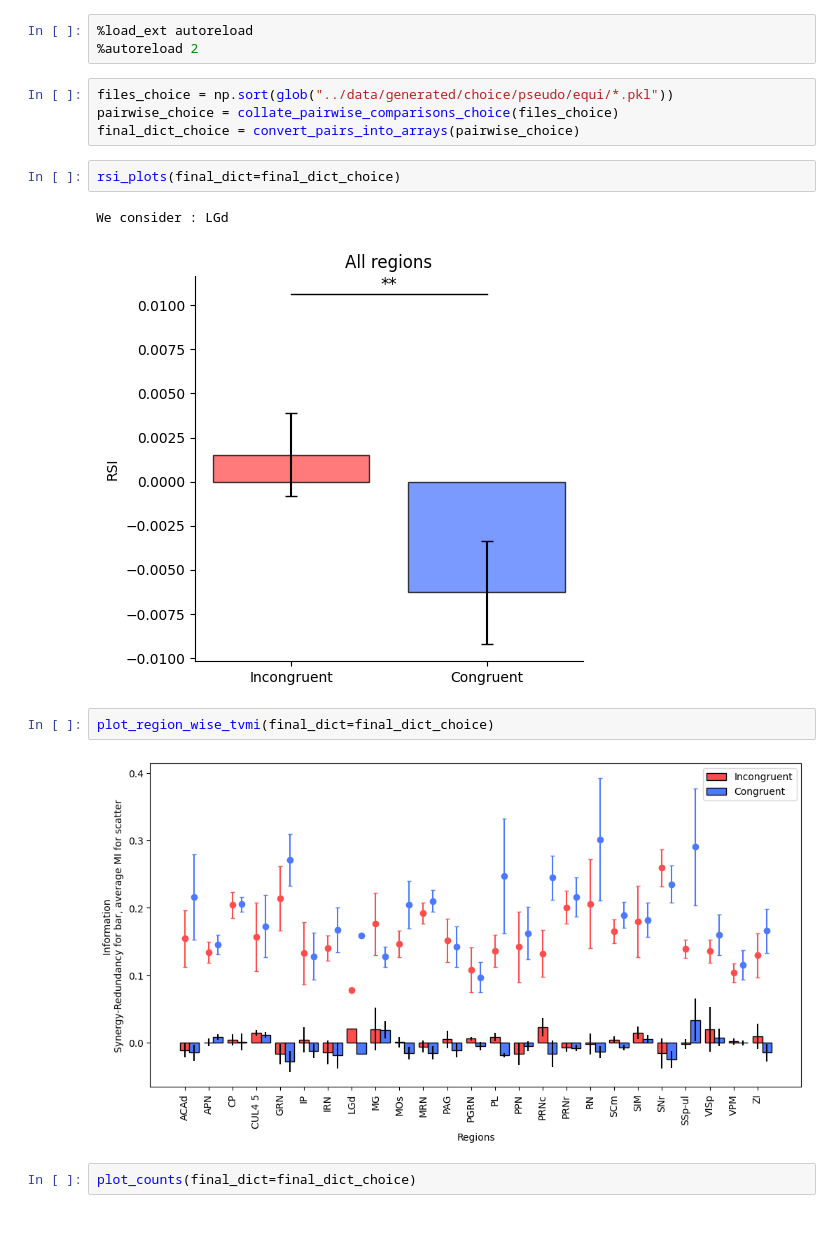
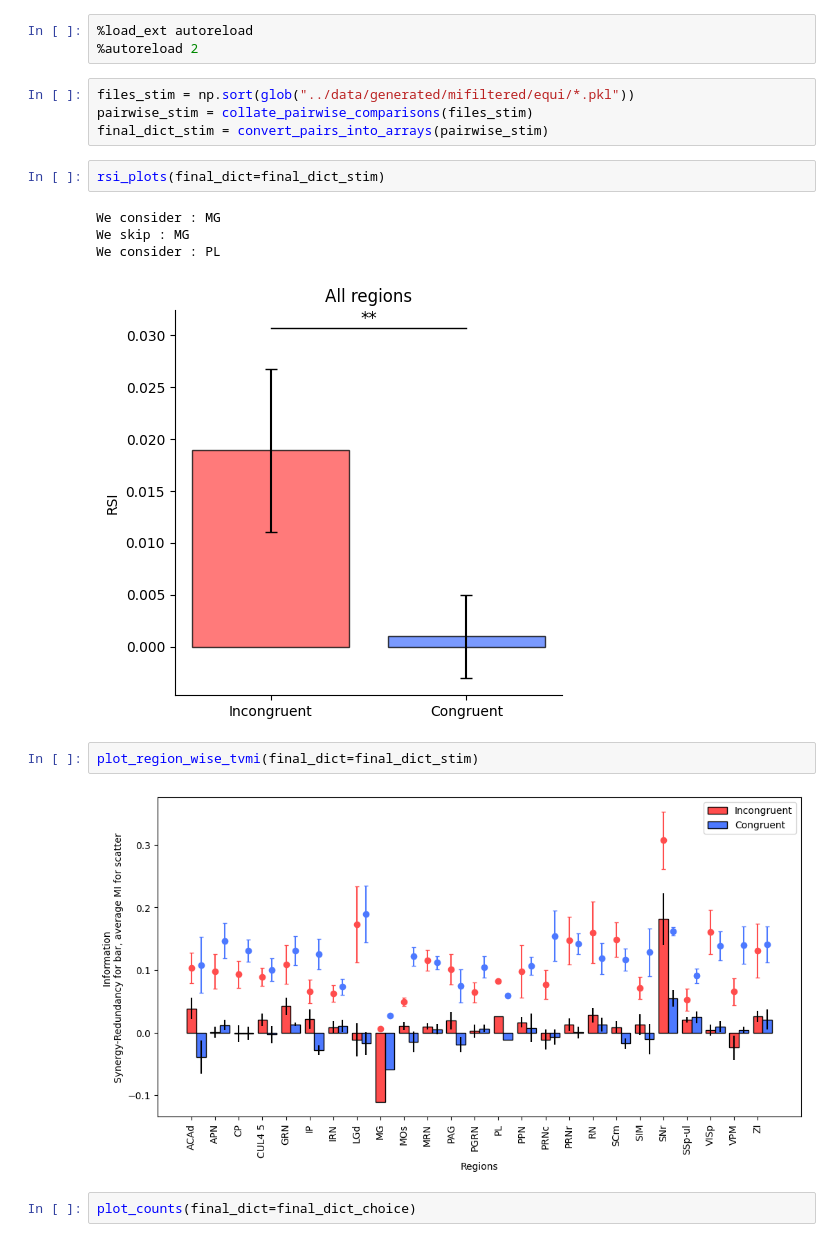
Before and after one commit to debottamKundu/ibl-partial-info-decomp, a Jupyter notebook: notebooks/cleaner_rsi_plots.ipynb, the cells around one changed output. Cells and saved outputs as stored; diff of their text form.

```diff
--- a/notebooks/cleaner_rsi_plots.ipynb
+++ b/notebooks/cleaner_rsi_plots.ipynb
@@ -57,18 +57,20 @@ br = BrainRegions()
 %load_ext autoreload
 %autoreload 2
 # %%
-files_choice = np.sort(glob("../data/generated/choice/pseudo/equi/*.pkl"))
-pairwise_choice = collate_pairwise_comparisons_choice(files_choice)
-final_dict_choice = convert_pairs_into_arrays(pairwise_choice)
+files_stim = np.sort(glob("../data/generated/mifiltered/equi/*.pkl"))
+pairwise_stim = collate_pairwise_comparisons(files_stim)
+final_dict_stim = convert_pairs_into_arrays(pairwise_stim)
 # %%
-rsi_plots(final_dict=final_dict_choice)
+rsi_plots(final_dict=final_dict_stim)
 # %% [output]
-We consider : LGd
+We consider : MG
+We skip : MG
+We consider : PL
-[figure, old version]
+[figure, new version]
 # %%
-plot_region_wise_tvmi(final_dict=final_dict_choice)
+plot_region_wise_tvmi(final_dict=final_dict_stim)
 # %% [output]
-[figure, old version]
+[figure, new version]
 # %%
 plot_counts(final_dict=final_dict_choice)
 # %% [output]
```
Also changed, not shown: 5 other files.
